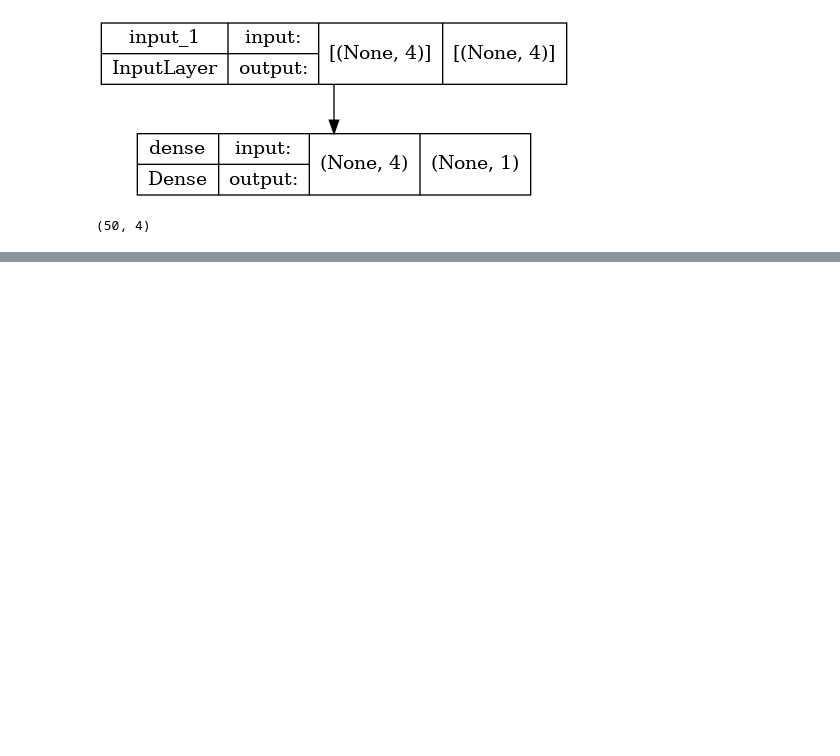
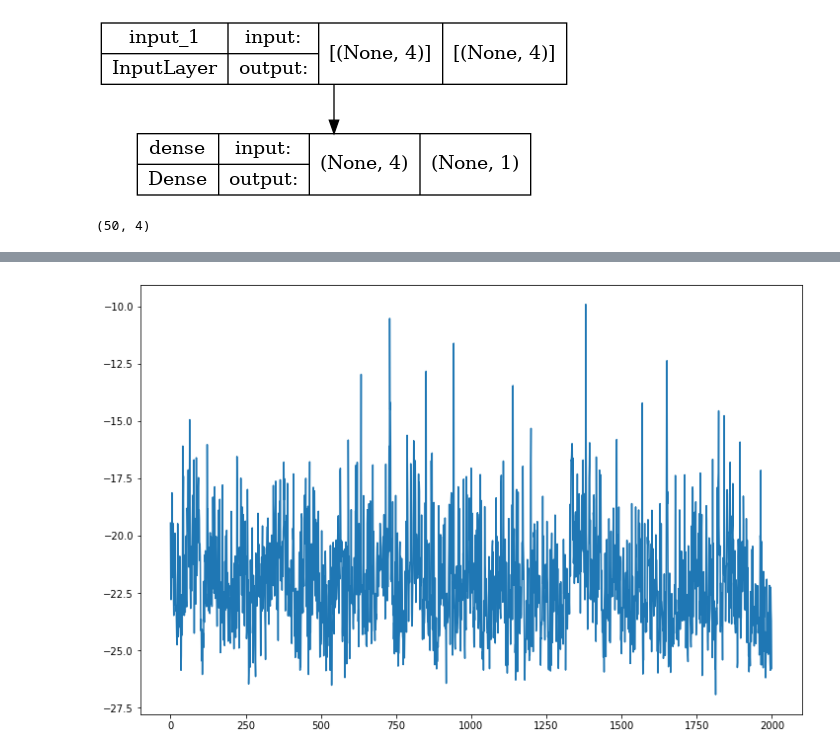
Before and after one commit to PierreTsr/FluxPartitioning, a Jupyter notebook: src/testing.ipynb, the cells around one changed output, grey strips where cells are left out. Cells and saved outputs as stored; diff of their text form; code cells hidden in the pictures; blank space fills up the shorter version.

```diff
--- a/src/testing.ipynb
+++ b/src/testing.ipynb
@@ -73,0 +79,29 @@ cannot compute Mul as input #1(zero-based) was expected to be a int32 tensor but
+# %%
+# Create HMC super-model
+hmc = HMC(model, L=10, epsilon=1e-2, batch_size=50)
+
+# Initialize bookkeeping
+n_iter = 2000
+parameters = np.zeros((n_iter, hmc.param_num), dtype=np.float32)  # bookkeeping the parameters
+log_gamma = np.zeros((n_iter,), dtype=np.float32)  # bookkeeping the loggamma
+log_lambda = np.zeros((n_iter,), dtype=np.float32)  # bookkeeping the loggamma
+log_likelihood = np.zeros((n_iter,), dtype=np.float32)  # bookkeeping the loggamma
+hamiltonians = np.zeros((n_iter,), dtype=np.float32)
+acceptance = np.zeros((n_iter,), dtype=np.float32)
+
+# training loop
+for step in range(n_iter):
+    new_state, loss, p, accepted, h = hmc((x, y))
+    # print(f"Step {step}: ")
+    if accepted:
+        acceptance[step] = 1
+        # print(f"New state accepted with probability {p}")
+    # else:
+    # print(f"New state rejected with probability {p}")
+
+    # bookkeeping
+    parameters[step, :] = new_state.position
+    log_gamma[step] = new_state.log_gamma
+    log_lambda[step] = new_state.log_lambda
+    log_likelihood[step] = loss
+    hamiltonians[step] = h
@@ -73,0 +149,7 @@ cannot compute Mul as input #1(zero-based) was expected to be a int32 tensor but
+# %%
+# Plot Hamiltonian variation through trajectory (approximately constant in theory)
+plt.figure(figsize=(12,8))
+plt.plot(range(hamiltonians.size), hamiltonians)
+plt.show()
+# %% [output]
+[figure, added]
```
Also changed, not shown: parts of 8 cells of this notebook, 2 other files.
